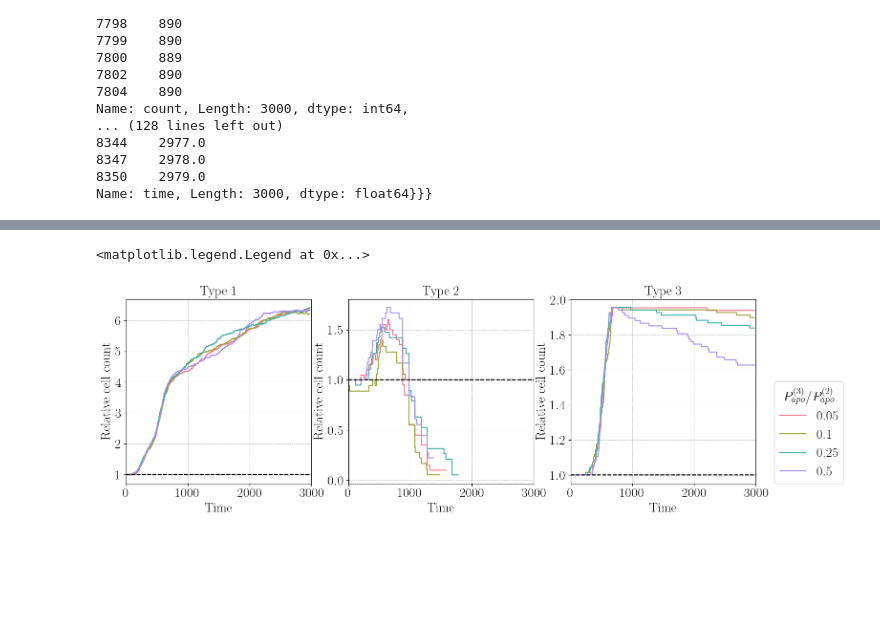
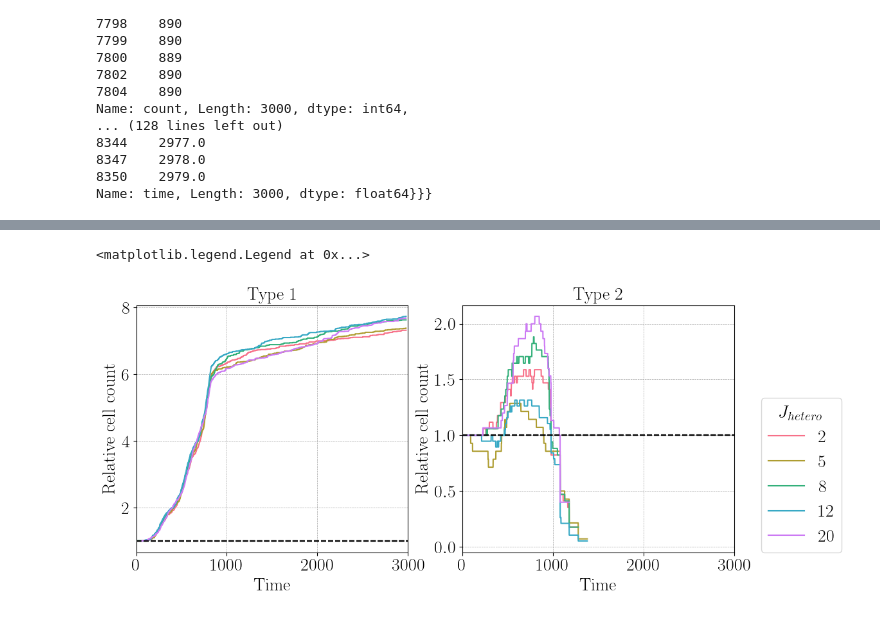
Before and after one commit to paololapo/CellCompetition-HybridCPM, a Jupyter notebook: TripleCompetition/Files/SimpleAnalysis.ipynb, the cells around one changed output, grey strips where cells are left out. Drawn from its saved outputs; the diff is of its cells as text; code cells hidden in the pictures; blank space fills up the shorter version.

```diff
--- a/TripleCompetition/Files/SimpleAnalysis.ipynb
+++ b/TripleCompetition/Files/SimpleAnalysis.ipynb
@@ -16,11 +16,11 @@ Using paper style
 # %%
 # values = [0.4, 0.8, 1.2, 2, 2.5]
 # stiffness = {}
-values = [0.05, 0.1, 0.25, 0.5]
-p_apo_V  = {}
+values = [50, 100, 150]
+Gap  = {}
 
 for v in values:
-    df = pd.read_csv('./ScanPapoV_3_' + str(v))
+    df = pd.read_csv('./ScanGap_' + str(v))
     df = df.groupby(['time', 'cell_type']).size().reset_index(name='count')
 
     res = {}
@@ -29,10 +29,10 @@ for v in values:
         count = df[df['cell_type'] == c]['count']
         res["Type"+str(c)] = {"time": time, "count": count}
 
-    p_apo_V[v] = res
+    Gap[v] = res
 # %%
-with open('../Results/scan_p_apo_3_V.pkl', 'wb') as f:
-    pkl.dump(p_apo_V, f)
+with open('../Results/scan_gap.pkl', 'wb') as f:
+    pkl.dump(Gap, f)
 # %%
 from pprint import pprint
 pprint(volume_3)
@@ -55,11 +55,13 @@ Name: count, Length: 3000, dtype: int64,
 8350    2979.0
 Name: time, Length: 3000, dtype: float64}}}
 # %%
+# Preliminary plot
 fig, ax = plt.subplots(1, 3, figsize=(15, 5))
-data = p_apo_V.copy()
-data_legend = "P_apo third cells"
+data = Gap.copy()
+data_legend = ""
 
 for v in data.keys():
+    print(v)
     time = data[v]["Type1"]["time"]
     count = data[v]["Type1"]["count"]
     count = count / count.iloc[0]
@@ -80,7 +82,7 @@ for v in data.keys():
 
     time = data[v]["Type3"]["time"]
     count = data[v]["Type3"]["count"]
-    count = count / count.iloc[0]
+    #count = count / count.iloc[0]
     ax[2].plot(time, count, label=v)
     ax[2].set_title("Type 3")
     ax[2].legend(title=data_legend)
@@ -91,61 +165,47 @@ for v in data.keys():
 # %%
-# When it's needed a plot with three cell types
-with open('../Results/scan_p_apo_3_V.pkl', 'rb') as f:
+# When it's needed a plot with two cell types
+with open('../Results/ref_Jhetero.pkl', 'rb') as f:
     data = pkl.load(f)
 
-fig, ax = plt.subplots(1, 3, figsize=(17, 5))
-#fig.suptitle("Stiffness third cells", fontsize=23)
+fig, ax = plt.subplots(1, 2, figsize=(12, 5))
 
-data_legend = r"$P_{apo}^{(3)}/P_{apo}^{(2)}$"
+data_legend = r"$J_{hetero}$"
 
 fontsize=20
-colors = sns.color_palette("husl", len(data.keys()))
+colors = sns.color_palette("Set2", len(data.keys())) # Mechanical competition
+colors = sns.color_palette("husl", len(data.keys())) # Biochemical competition
 
 for i, v in enumerate(data.keys()):
     time = data[v]["Type1"]["time"]
     count = data[v]["Type1"]["count"]
     count = count / count.iloc[0]
     ax[0].plot(time, count, label=v, color=colors[i])
     ax[0].set_title("Type 1", fontsize=fontsize)
     ax[0].legend(title=data_legend)
     ax[0].set_xlabel("Time", fontsize=fontsize)
     ax[0].set_ylabel("Relative cell count", fontsize=fontsize)
     ax[0].set_xlim(0, 3000)
     ax[0].hlines(1, 0, 3000, "black", "--")
     ax[0].grid(True, linestyle='--', linewidth=0.5, alpha=0.7, color='gray')
     ax[0].tick_params(axis='both', which='major', labelsize=fontsize)
     ax[0].tick_params(axis='both', which='minor', labelsize=fontsize)
 
     time = data[v]["Type2"]["time"]
     count = data[v]["Type2"]["count"]
     count = count / count.iloc[0]
     ax[1].plot(time, count, label=v, color=colors[i])
     ax[1].set_title("Type 2", fontsize=fontsize)
     ax[1].set_xlabel("Time", fontsize=fontsize)
     ax[1].set_ylabel("Relative cell count", fontsize=fontsize)
     ax[1].set_xlim(0, 3000)
     ax[1].hlines(1, 0, 3000, "black", "--")
     ax[1].grid(True, linestyle='--', linewidth=0.5, alpha=0.7, color='gray')
     ax[1].tick_params(axis='both', which='major', labelsize=fontsize)
     ax[1].tick_params(axis='both', which='minor', labelsize=fontsize)
 
-    time = data[v]["Type3"]["time"]
-    count = data[v]["Type3"]["count"]
-    count = count / count.iloc[0]
-    ax[2].plot(time, count, label=v, color=colors[i])
-    ax[2].set_title("Type 3", fontsize=fontsize)
-    ax[2].set_xlabel("Time", fontsize=fontsize)
-    ax[2].set_ylabel("Relative cell count", fontsize=fontsize)
-    ax[2].set_xlim(0, 3000)
-    ax[2].hlines(1, 0, 3000, "black", "--")
-    ax[2].grid(True, linestyle='--', linewidth=0.5, alpha=0.7, color='gray')
-    ax[2].tick_params(axis='both', which='major', labelsize=fontsize)
-    ax[2].tick_params(axis='both', which='minor', labelsize=fontsize)
-
-
-ax[0].legend(title=data_legend, loc=[3.5, 0], ncols=1,
+ax[0].legend(title=data_legend, loc=[2.3, 0], ncols=1,
              fontsize=fontsize, title_fontsize=fontsize)
 # %% [output]
 <matplotlib.legend.Legend at 0x...>
-[figure, old version]
+[figure, new version]
 # %%
```
Also changed, not shown: parts of 6 cells of this notebook, 5 other files.
